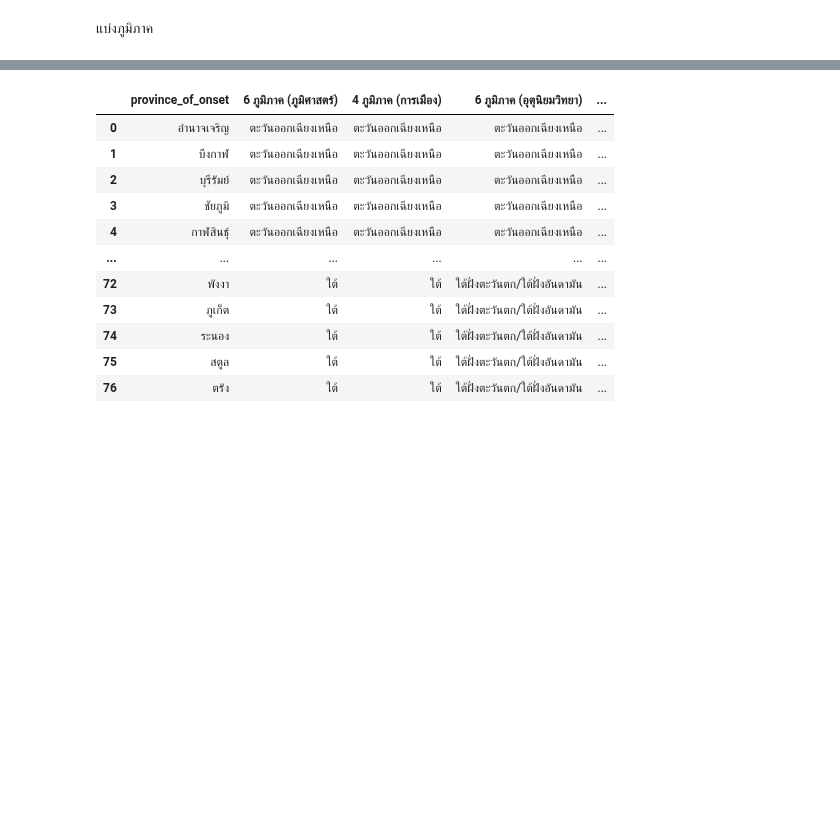
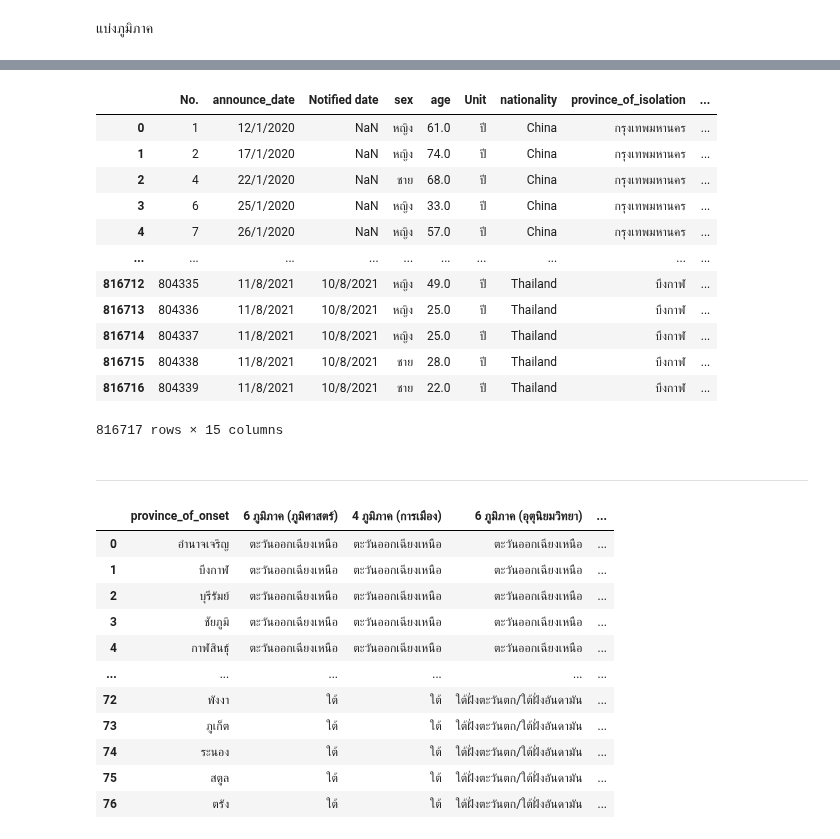
Before and after one commit to sitthatkaja/data_viz_2022, a Jupyter notebook: BasicPython&DataViz_midterm2022.ipynb, the cells around one changed output, grey strips where cells are left out. Drawn from its saved outputs; the diff is of its cells as text; code cells hidden in the pictures; blank space fills up the shorter version.

```diff
--- a/BasicPython&DataViz_midterm2022.ipynb
+++ b/BasicPython&DataViz_midterm2022.ipynb
@@ -76,6 +76,25 @@ data_re_iso
 | 75 | สตูล | ใต้ | ใต้ | ใต้ฝั่งตะวันตก/ใต้ฝั่งอันดามัน | ... |
 | 76 | ตรัง | ใต้ | ใต้ | ใต้ฝั่งตะวันตก/ใต้ฝั่งอันดามัน | ... |
 77 rows × 5 columns
+# %%
+covid_data_iso = data_mid.merge(data_re_iso)
+covid_data_iso
+# %% [output]
+|  | No. | announce_date | Notified date | sex | age | Unit | nationality | province_of_isolation | ... |
+| 0 | 1 | 12/1/2020 | NaN | หญิง | 61.0 | ปี | China | กรุงเทพมหานคร | ... |
+| 1 | 2 | 17/1/2020 | NaN | หญิง | 74.0 | ปี | China | กรุงเทพมหานคร | ... |
+| 2 | 4 | 22/1/2020 | NaN | ชาย | 68.0 | ปี | China | กรุงเทพมหานคร | ... |
+| 3 | 6 | 25/1/2020 | NaN | หญิง | 33.0 | ปี | China | กรุงเทพมหานคร | ... |
+| 4 | 7 | 26/1/2020 | NaN | หญิง | 57.0 | ปี | China | กรุงเทพมหานคร | ... |
+| ... | ... | ... | ... | ... | ... | ... | ... | ... | ... |
+| 816712 | 804335 | 11/8/2021 | 10/8/2021 | หญิง | 49.0 | ปี | Thailand | บึงกาฬ | ... |
+| 816713 | 804336 | 11/8/2021 | 10/8/2021 | หญิง | 25.0 | ปี | Thailand | บึงกาฬ | ... |
+| 816714 | 804337 | 11/8/2021 | 10/8/2021 | หญิง | 25.0 | ปี | Thailand | บึงกาฬ | ... |
+| 816715 | 804338 | 11/8/2021 | 10/8/2021 | ชาย | 28.0 | ปี | Thailand | บึงกาฬ | ... |
+| 816716 | 804339 | 11/8/2021 | 10/8/2021 | ชาย | 22.0 | ปี | Thailand | บึงกาฬ | ... |
+816717 rows × 15 columns
+# %% [markdown]
+***
 # %%
 data_regions_onset = {'province_of_onset': ['อำนาจเจริญ', 'บึงกาฬ', 'บุรีรัมย์', 'ชัยภูมิ', 'กาฬสินธุ์', 'ขอนแก่น', 'เลย', 'มหาสารคาม', 'มุกดาหาร', 'นครพนม', 'นครราชสีมา', 'หนองบัวลำภู', 'หนองคาย', 'ร้อยเอ็ด', 'สกลนคร', 'ศรีสะเกษ', 'สุรินทร์', 'อุบลราชธานี', 'อุดรธานี', 'ยโสธร','เชียงใหม่', 'เชียงราย', 'ลำปาง', 'ลำพูน', 'แม่ฮ่องสอน', 'น่าน', 'พะเยา', 'แพร่', 'อุตรดิตถ์','ตาก','สุโขทัย', 'พิษณุโลก', 'พิจิตร', 'กำแพงเพชร', 'เพชรบูรณ์','นครสวรรค์', 'อุทัยธานี','อ่างทอง', 'ชัยนาท', 'พระนครศรีอยุธยา', 'กรุงเทพมหานคร', 'ลพบุรี', 'นครปฐม', 'นนทบุรี', 'ปทุมธานี', 'สมุทรปราการ','สมุทรสาคร', 'สมุทรสงคราม','สระบุรี', 'สิงห์บุรี', 'สุพรรณบุรี','นครนายก','ฉะเชิงเทรา', 'จันทบุรี', 'ชลบุรี', 'ปราจีนบุรี', 'ระยอง', 'สระแก้ว', 'ตราด','กาญจนบุรี', 'ราชบุรี','เพชรบุรี', 'ประจวบคีรีขันธ์','ชุมพร', 'นครศรีธรรมราช', 'นราธิวาส', 'ปัตตานี', 'พัทลุง', 'สงขลา', 'สุราษฎร์ธานี', 'ยะลา','กระบี่', 'พังงา', 'ภูเก็ต', 'ระนอง', 'สตูล', 'ตรัง'],
             '6 ภูมิภาค (ภูมิศาสตร์)': ['ตะวันออกเฉียงเหนือ','ตะวันออกเฉียงเหนือ','ตะวันออกเฉียงเหนือ','ตะวันออกเฉียงเหนือ','ตะวันออกเฉียงเหนือ','ตะวันออกเฉียงเหนือ','ตะวันออกเฉียงเหนือ','ตะวันออกเฉียงเหนือ','ตะวันออกเฉียงเหนือ','ตะวันออกเฉียงเหนือ','ตะวันออกเฉียงเหนือ','ตะวันออกเฉียงเหนือ','ตะวันออกเฉียงเหนือ','ตะวันออกเฉียงเหนือ','ตะวันออกเฉียงเหนือ','ตะวันออกเฉียงเหนือ','ตะวันออกเฉียงเหนือ','ตะวันออกเฉียงเหนือ','ตะวันออกเฉียงเหนือ','ตะวันออกเฉียงเหนือ','เหนือ','เหนือ','เหนือ','เหนือ','เหนือ','เหนือ','เหนือ','เหนือ','เหนือ','ตะวันตก','กลาง','กลาง','กลาง','กลาง','กลาง','กลาง','กลาง','กลาง','กลาง','กลาง','กลาง','กลาง','กลาง','กลาง','กลาง','กลาง','กลาง','กลาง','กลาง','กลาง','กลาง','กลาง','ตะวันออก','ตะวันออก','ตะวันออก','ตะวันออก','ตะวันออก','ตะวันออก','ตะวันออก','ตะวันตก','ตะวันตก','ตะวันตก','ตะวันตก','ใต้','ใต้','ใต้','ใต้','ใต้','ใต้','ใต้','ใต้','ใต้','ใต้','ใต้','ใต้','ใต้','ใต้'],
```
Also changed, not shown: parts of 7 cells of this notebook.
